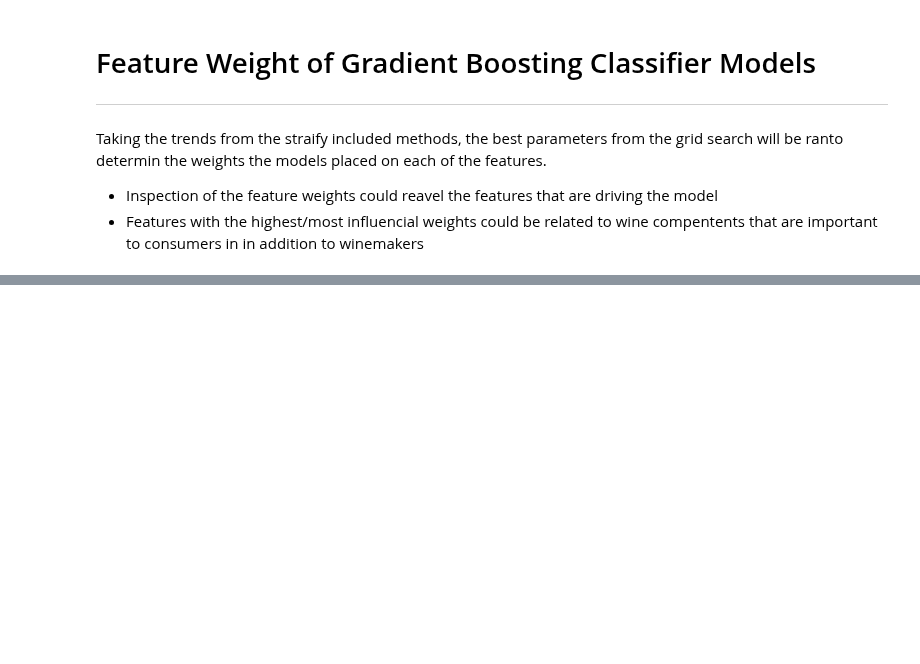
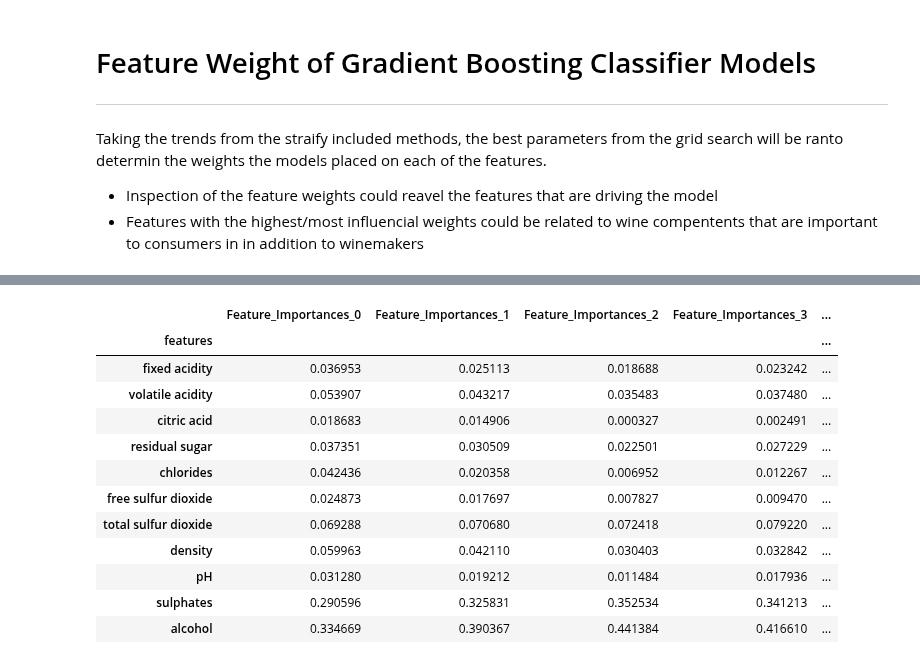
Before and after one commit to Nicholas-Simpson/Project-4, a Jupyter notebook: gradient_boost/notebooks/grad_boost_classifier_feature_weights.ipynb, the cells around one changed output, grey strips where cells are left out. Saved outputs shown, nothing was run; the diff lists cells and outputs as text; code cells hidden in the pictures; blank space fills up the shorter version.

```diff
--- a/gradient_boost/notebooks/grad_boost_classifier_feature_weights.ipynb
+++ b/gradient_boost/notebooks/grad_boost_classifier_feature_weights.ipynb
@@ -50,10 +51,8 @@ def split(dataset):
     # Split the data into training and testing sets
     X_train = dataset.drop('quality', axis=1)
     y_train = dataset['quality'].copy()
-    quality_rating = list(y_train)
     X_train, X_val, y_train, y_val = train_test_split(X_train,
                                                        y_train,
-                                                       stratify= quality_rating,
                                                        test_size = 0.2,
                                                        random_state = 42) #because it is the answer :)
     return X_train, X_val, y_train, y_val
@@ -96,0 +114,55 @@ model
+# %%
+# Initialize an empty DataFrame to store feature importances
+feature_weight = pd.DataFrame()
+feature_weight['features'] = list(X_val[:0])
+
+for index, row in model_param.iterrows():
+    stratification = row['stratification']
+
+    if stratification in ['none', 'skf']:
+        # Use X_train, y_train, and X_val for 'none' and 'skf'
+        X_train, X_val, y_train, y_val  = X_train, X_val, y_train, y_val
+
+        # Create and fit the GradientBoostingClassifier
+        model = GradientBoostingClassifier(n_estimators=row['estimators'], learning_rate=row['learning_rate'], max_depth=row['max_depth'])
+        model.fit(X_train, y_train)
+
+        # Predict and get feature importances
+        y_pred = model.predict(X_val)
+        importances = model.feature_importances_
+
+    elif stratification in ['stratify', 'st_skf']:
+        # Use X_train_st, y_train_st, and X_val_st for 'stratify' and 'st_skf'
+        X_train_st, y_train_st, X_val_st, y_val_st = X_train_st, y_train_st, X_val_st, y_val_st
+
+        # Create and fit the GradientBoostingClassifier
+        model = GradientBoostingClassifier(n_estimators=row['estimators'], learning_rate=row['learning_rate'], max_depth=row['max_depth'])
+        model.fit(X_train_st, y_train_st)
+
+        # Predict and get feature importances
+        y_pred = model.predict(X_val_st)
+        importances = model.feature_importances_
+
+    # Add feature importances to the 'feature_weight' DataFrame
+    feature_weight[f'Feature_Importances_{index}'] = importances
+
+    # feature_weight = feature_weight.append({'stratification': stratification, 'importances': importances}, ignore_index=True)
+
+# Set 'features' column as the index
+feature_weight.set_index('features', inplace=True)
+# %%
+feature_weight
+# %% [output]
+|  | Feature_Importances_0 | Feature_Importances_1 | Feature_Importances_2 | Feature_Importances_3 | ... |
+| features |  |  |  |  | ... |
+| fixed acidity | 0.036953 | 0.025113 | 0.018688 | 0.023242 | ... |
+| volatile acidity | 0.053907 | 0.043217 | 0.035483 | 0.037480 | ... |
+| citric acid | 0.018683 | 0.014906 | 0.000327 | 0.002491 | ... |
+| residual sugar | 0.037351 | 0.030509 | 0.022501 | 0.027229 | ... |
+| chlorides | 0.042436 | 0.020358 | 0.006952 | 0.012267 | ... |
+| free sulfur dioxide | 0.024873 | 0.017697 | 0.007827 | 0.009470 | ... |
+| total sulfur dioxide | 0.069288 | 0.070680 | 0.072418 | 0.079220 | ... |
+| density | 0.059963 | 0.042110 | 0.030403 | 0.032842 | ... |
+| pH | 0.031280 | 0.019212 | 0.011484 | 0.017936 | ... |
+| sulphates | 0.290596 | 0.325831 | 0.352534 | 0.341213 | ... |
+| alcohol | 0.334669 | 0.390367 | 0.441384 | 0.416610 | ... |
```
Also changed, not shown: parts of 16 cells of this notebook, 1 other file.
